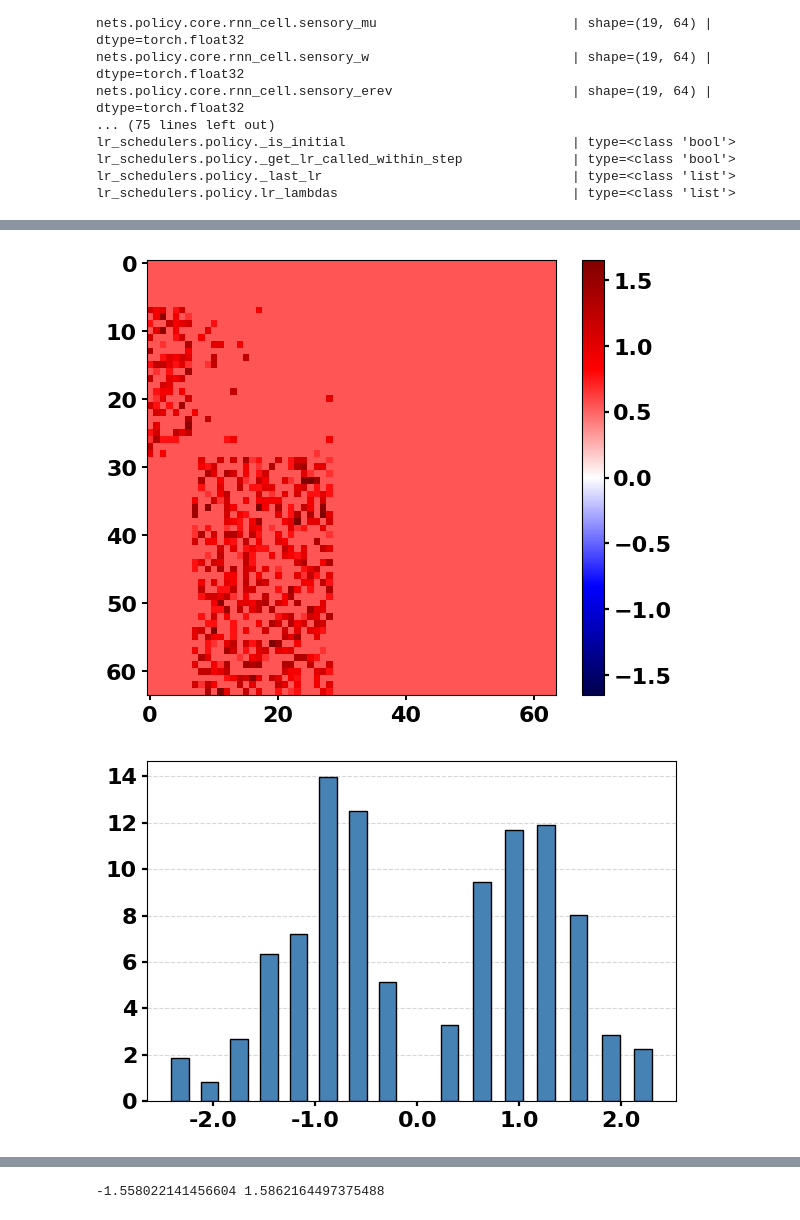
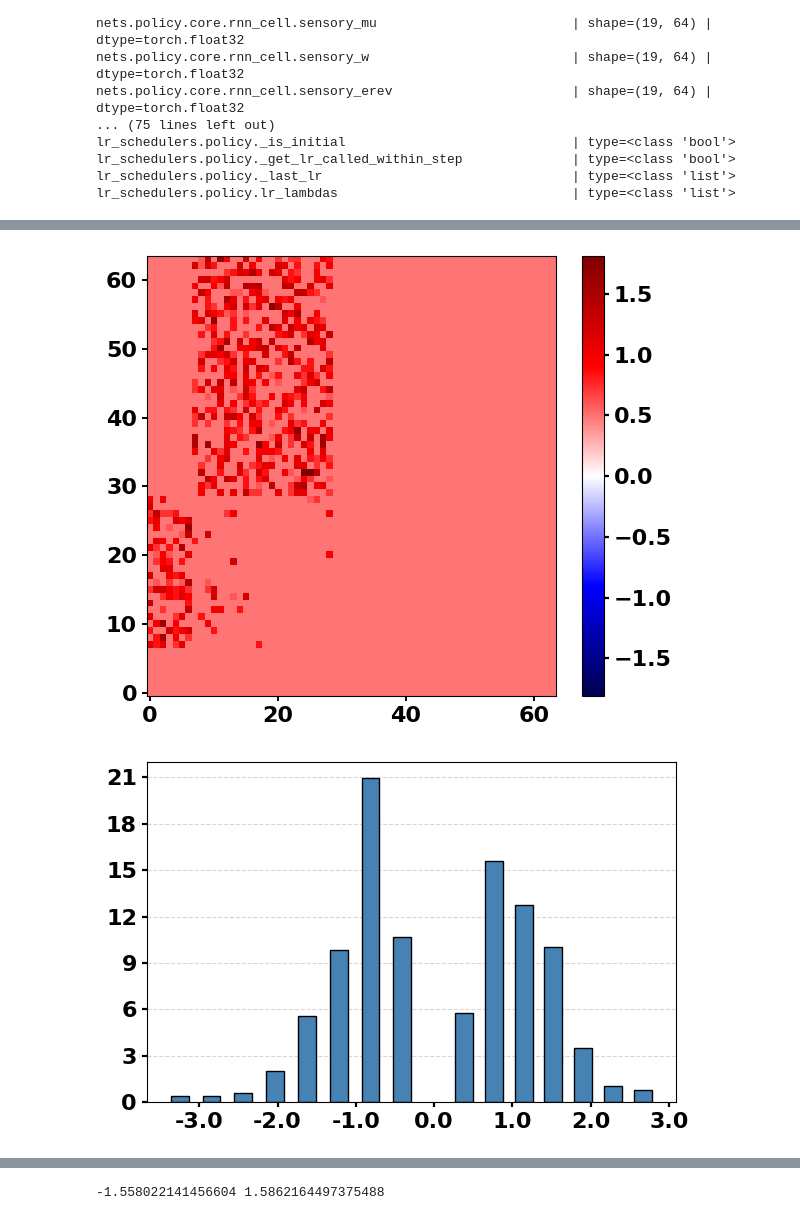
Before and after one commit to yuuharu11/LNN-control, a Jupyter notebook: robomimic/myscript/make-graph/make-graph_parameters.ipynb, the cells around one changed output, grey strips where cells are left out. Drawn from its saved outputs; the diff is of its cells as text; code cells hidden in the pictures.

```diff
--- a/robomimic/myscript/make-graph/make-graph_parameters.ipynb
+++ b/robomimic/myscript/make-graph/make-graph_parameters.ipynb
@@ -56,6 +56,7 @@ import torch
 import matplotlib.pyplot as plt
 import matplotlib.ticker as ticker
 import numpy as np
+np.set_printoptions(threshold=np.inf)
 import torch.nn.functional as F
 from matplotlib.colors import TwoSlopeNorm
 from matplotlib.ticker import FuncFormatter
@@ -141,10 +142,10 @@ def plot_separated_stages(checkpoint_path: str):
 
     # ---------------- 前処理 ----------------
     w_masked = F.softplus(w) * mask
-    w_clip = percentile_clip_nonzero(w_masked, 99.0)
+    w_clip = percentile_clip_nonzero(w_masked, 99.9)
 
     w_rev = w_masked * erev
-    w_rev_clip = percentile_clip_nonzero(w_rev, 99.0)
+    w_rev_clip = percentile_clip_nonzero(w_rev, 99.9)
 
     stages = [
         ("w (pre-quant, 99% clip)", w_masked, "continuous"),
@@ -208,6 +209,7 @@ def plot_separated_stages(checkpoint_path: str):
             norm=norm,
             aspect="auto",
             interpolation="nearest",
+            origin="lower"
         )
         cbar = plt.colorbar()
         cbar.ax.tick_params(labelsize=16, width=1.6)
@@ -236,2 +238,2 @@ plot_separated_stages(path)
-[figure, old version]
+[figure, new version]
-[figure, old version]
+[figure, new version]
```
Also changed, not shown: parts of 2 cells of this notebook, 8 other files.
